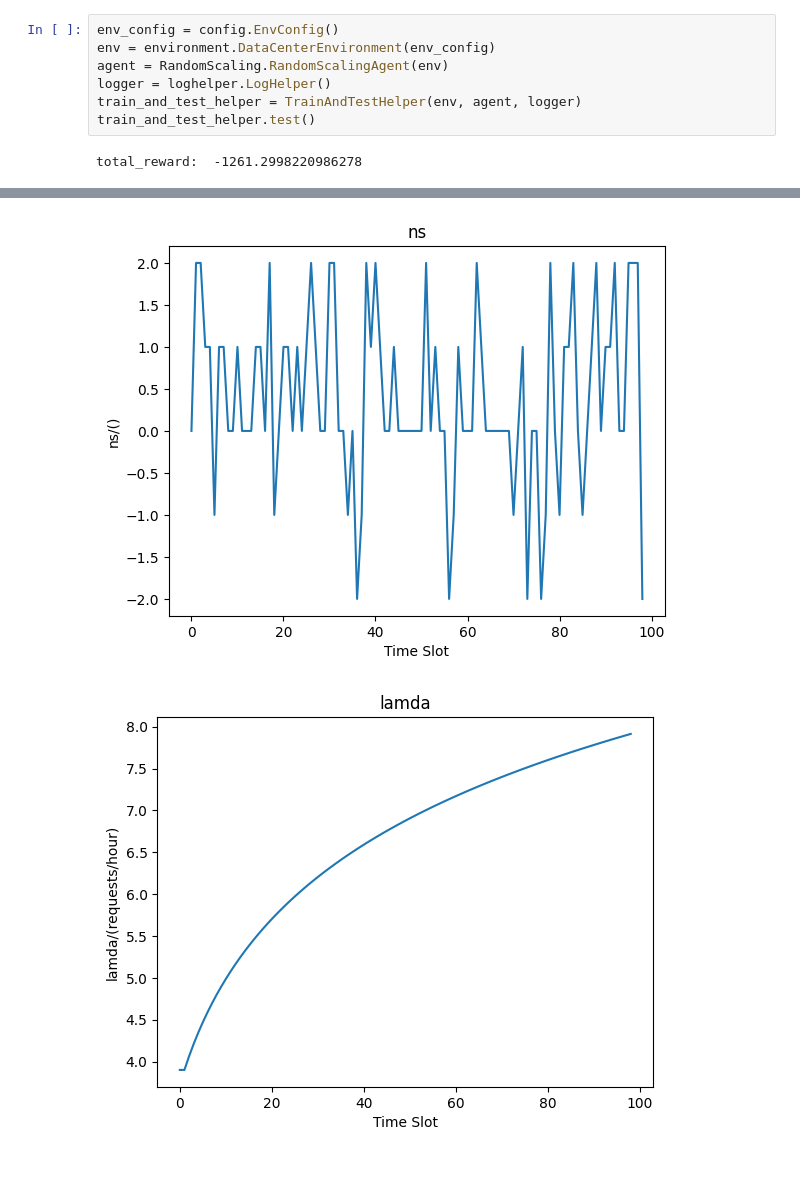
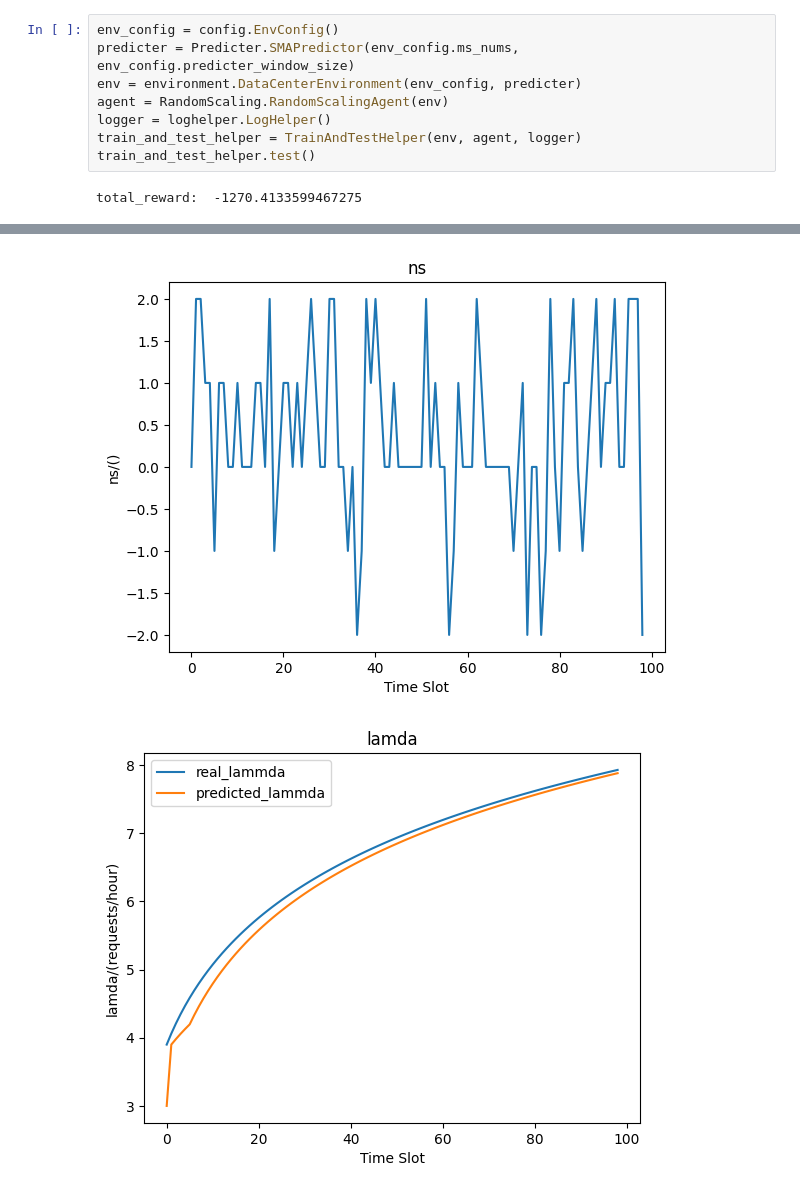
Before and after one commit to aaalvinnn/AutoScaling, a Jupyter notebook: test.ipynb, the cells around one changed output, grey strips where cells are left out. Drawn from its saved outputs; the diff is of its cells as text.

```diff
--- a/test.ipynb
+++ b/test.ipynb
@@ -26,10 +26,11 @@ class TrainAndTestHelper(object):
         self.logger.visualize()
 # %%
 env_config = config.EnvConfig()
-env = environment.DataCenterEnvironment(env_config)
+predicter = Predicter.SMAPredictor(env_config.ms_nums, env_config.predicter_window_size)
+env = environment.DataCenterEnvironment(env_config, predicter)
 agent = RandomScaling.RandomScalingAgent(env)
 logger = loghelper.LogHelper()
 train_and_test_helper = TrainAndTestHelper(env, agent, logger)
 train_and_test_helper.test()
 # %% [output]
-total_reward:  -1261.2998220986278
+total_reward:  -1270.4133599467275
@@ -37,3 +38,3 @@ total_reward:  -1261.2998220986278
 [figure]
 [figure]
-[figure, old version]
+[figure, new version]
```
Also changed, not shown: parts of 2 cells of this notebook, 2 other files.
